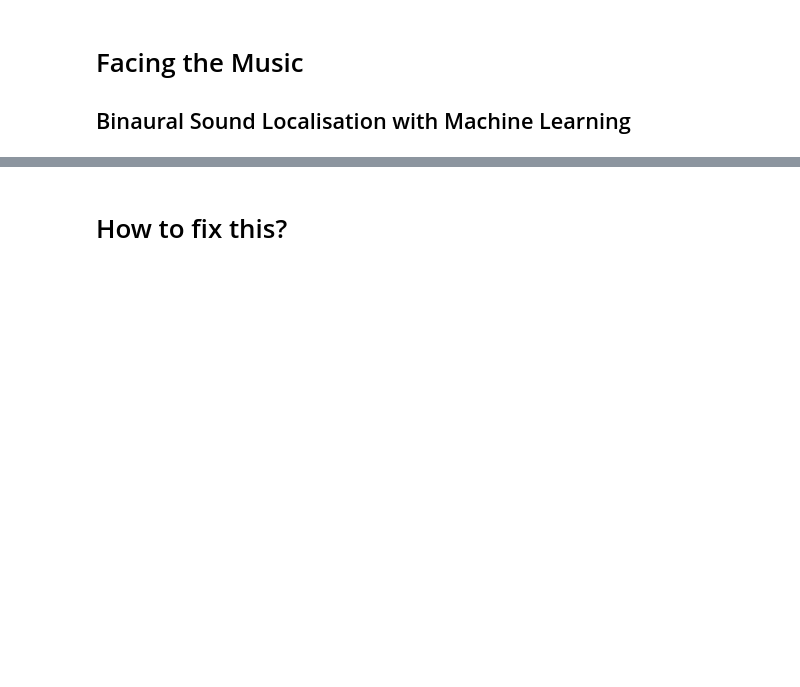
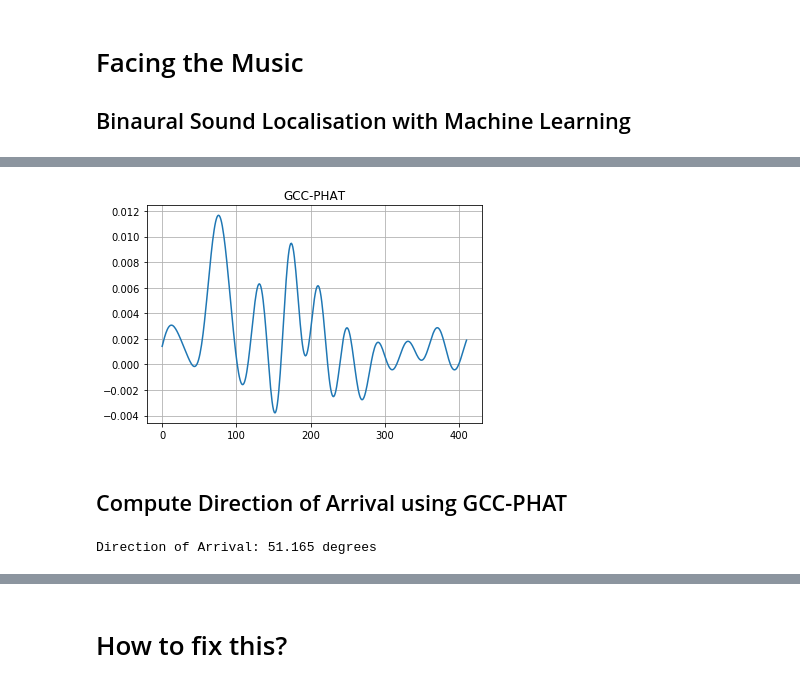
Before and after one commit to murning/facing-the-music, a Jupyter notebook: src/notebooks/Facing The Music.ipynb, the cells around one changed output, grey strips where cells are left out. Drawn from its saved outputs; the diff is of its cells as text; code cells hidden in the pictures; blank space fills up the shorter version.

```diff
--- a/src/notebooks/Facing The Music.ipynb
+++ b/src/notebooks/Facing The Music.ipynb
@@ -170,18 +3,0 @@ Direction of Arrival: 175.224 degrees
-# %%
-room.generate_impulse_pair(source_azimuth_degrees=290,
-                           source_distance_from_room_centre=1,
-                           SNR=0,
-                           RT60=1,
-                           mic_centre=np.array([2, 2]),
-                           mic_rotation_degrees=0,
-                           fs=source.fs,
-                           source_signal=source.data,
-                           plot_room=True,
-                           plot_impulse=False,
-                           write_wav=True,
-                           wav_name="house_spatial_")
-
-y_290, sr_290 = librosa.load("house_spatial_290.0.wav", mono=False)
-
-theta_290 = gccphat.tdoa(y_290[0], y_290[1], fs=sr_290)
-print("Direction of Arrival: {doa} degrees".format(doa=np.round(theta_290,3)))
@@ -191,0 +127,16 @@ Direction of Arrival: 175.224 degrees
+# %%
+y, sr = librosa.load("house_spatial_{doa}.wav".format(doa=float(source_direction)), mono=False)
+tau, gcc = gccphat.gcc_phat(y[1], y[0], fs=sr)
+plt.plot(gcc)
+plt.title("GCC-PHAT")
+plt.grid()
+# %% [output]
+[figure, added]
+# %% [markdown]
+
+## Compute Direction of Arrival using GCC-PHAT
+# %%
+theta = gccphat.tdoa(y[0], y[1], fs=sr)
+print("Direction of Arrival: {doa} degrees".format(doa=np.round(theta,3)))
+# %% [output]
+Direction of Arrival: 51.165 degrees
```
Also changed, not shown: parts of 49 cells of this notebook, 2 other files.
